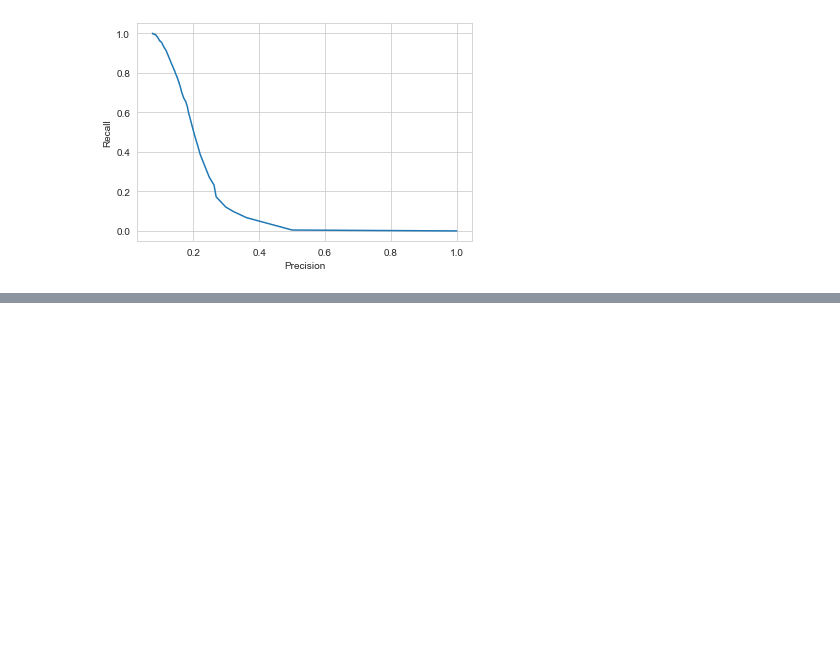
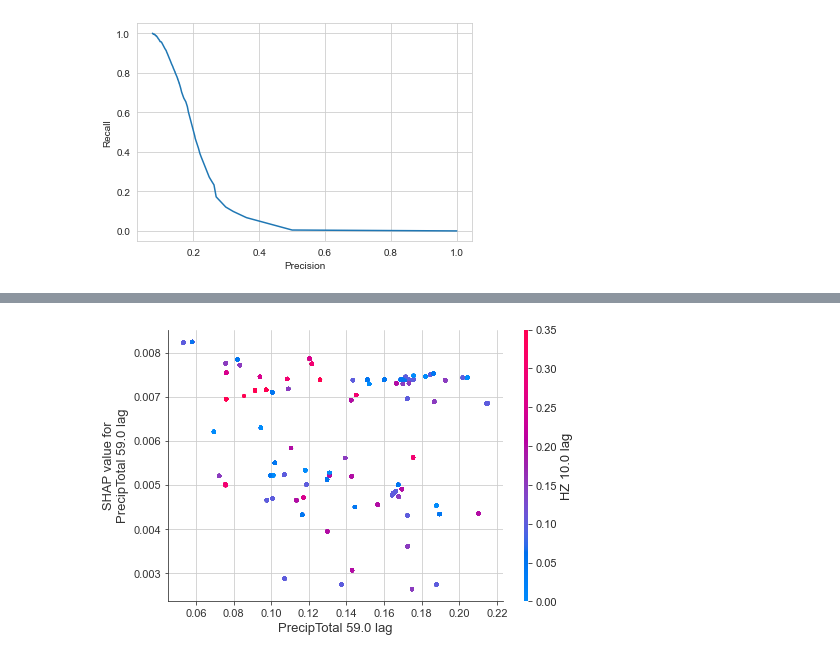
Before and after one commit to jonjacobs24/wnv-prediction, a Jupyter notebook: 02 Modeling and Prediction.ipynb, the cells around one changed output, grey strips where cells are left out. Saved outputs shown, nothing was run; the diff lists cells and outputs as text; code cells hidden in the pictures; blank space fills up the shorter version.

```diff
--- a/02 Modeling and Prediction.ipynb
+++ b/02 Modeling and Prediction.ipynb
@@ -645,0 +660,4 @@ Text(34.0, 0.5, 'True')
+# %%
+shap.dependence_plot('PrecipTotal 59.0 lag', shap_values[0], X_train)
+# %% [output]
+[figure, added]
```
Also changed, not shown: parts of 27 cells of this notebook, 1 other file.
